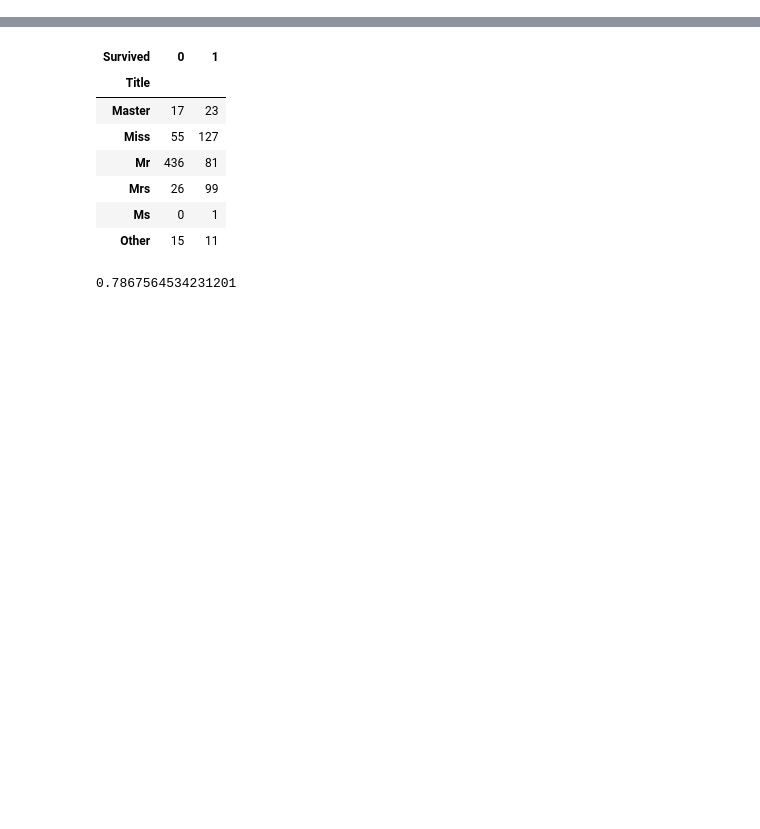
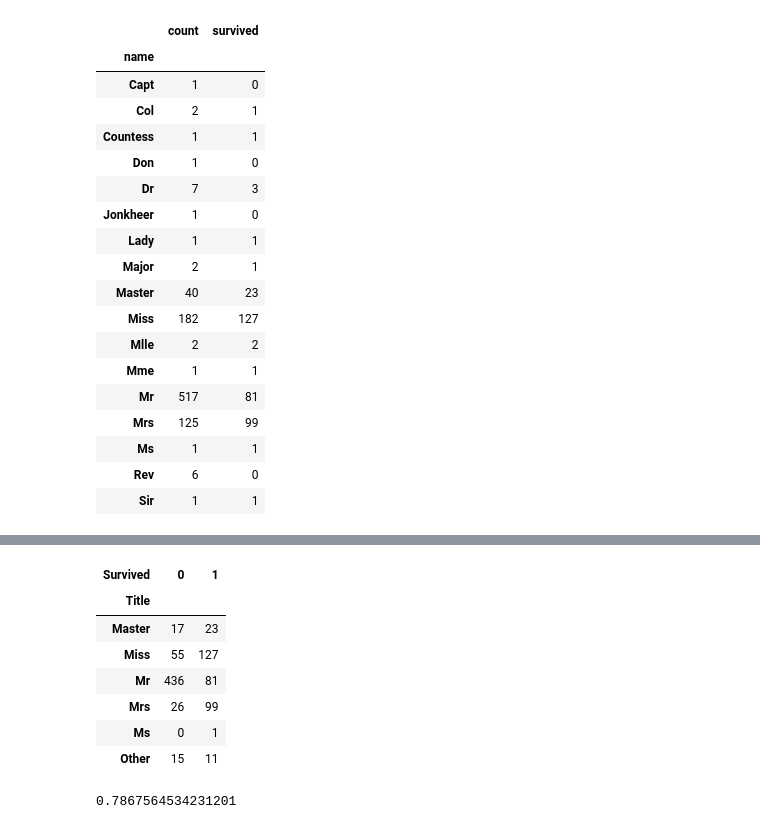
Before and after one commit to patosai/kaggle, a Jupyter notebook: titanic/notebook.ipynb, the cells around one changed output, grey strips where cells are left out. Saved outputs shown, nothing was run; the diff lists cells and outputs as text; code cells hidden in the pictures; blank space fills up the shorter version.

```diff
--- a/titanic/notebook.ipynb
+++ b/titanic/notebook.ipynb
@@ -61,0 +24,26 @@ data["Parch"].corr(data["Survived"])
+# %%
+#data["Name"].str.extract(' ([A-Za-z]+)\.')[0].value_counts()
+title_data = pandas.DataFrame({"name": data["Name"].str.extract(' ([A-Za-z]+)\.')[0],
+                               "count": 1,
+                               "survived": data["Survived"]})
+title_data.groupby("name").sum()
+# %% [output]
+|  | count | survived |
+| name |  |  |
+| Capt | 1 | 0 |
+| Col | 2 | 1 |
+| Countess | 1 | 1 |
+| Don | 1 | 0 |
+| Dr | 7 | 3 |
+| Jonkheer | 1 | 0 |
+| Lady | 1 | 1 |
+| Major | 2 | 1 |
+| Master | 40 | 23 |
+| Miss | 182 | 127 |
+| Mlle | 2 | 2 |
+| Mme | 1 | 1 |
+| Mr | 517 | 81 |
+| Mrs | 125 | 99 |
+| Ms | 1 | 1 |
+| Rev | 6 | 0 |
+| Sir | 1 | 1 |
```
Also changed, not shown: parts of 12 cells of this notebook, 2 other files.
